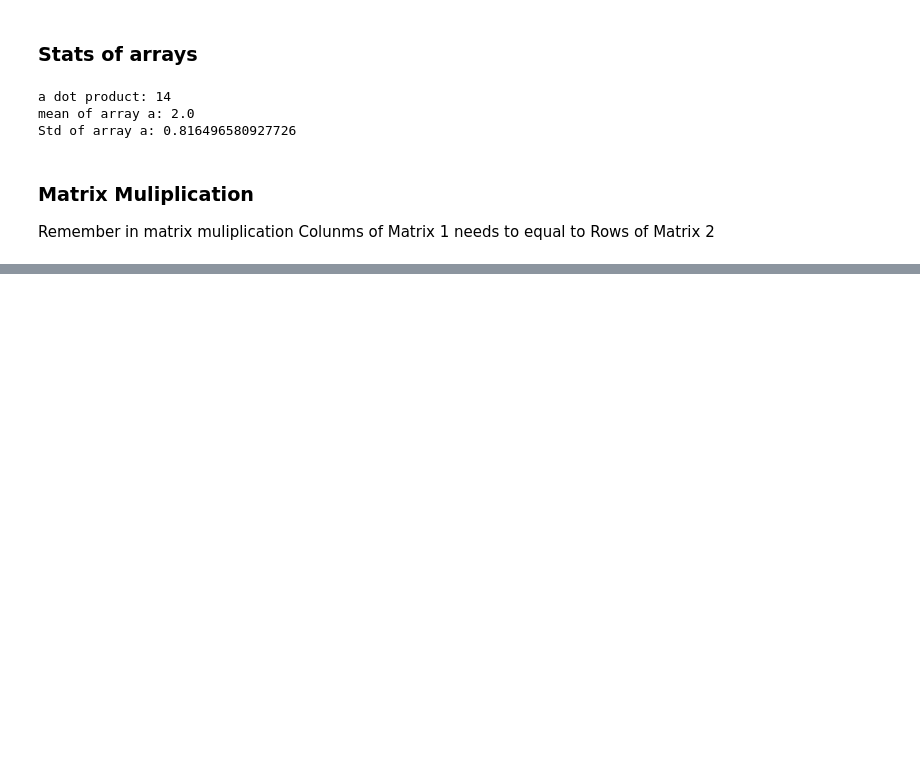
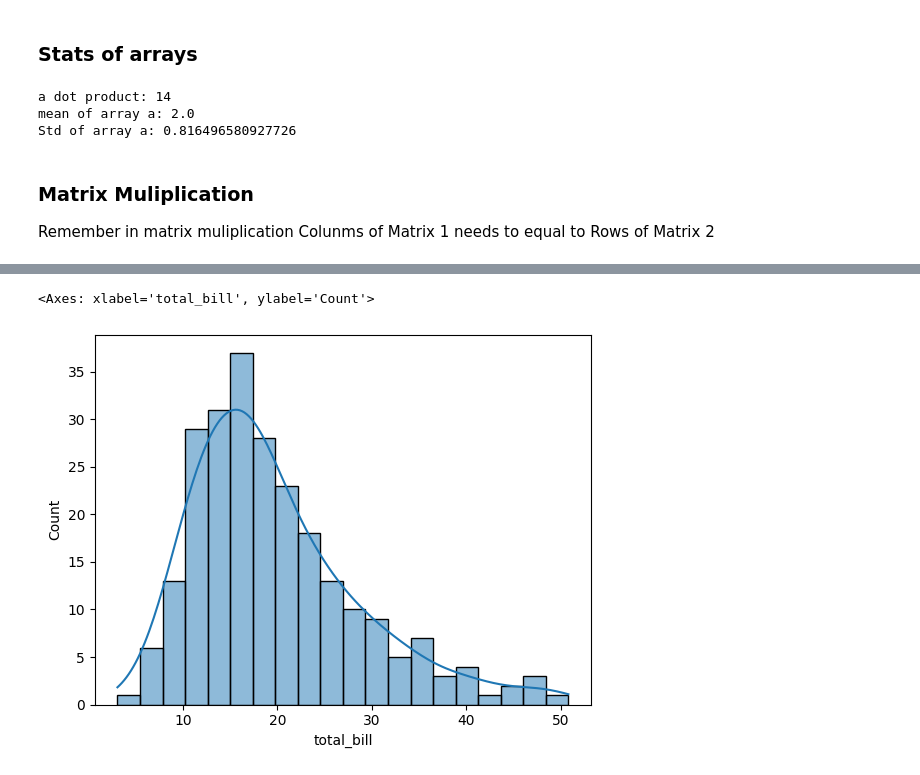
Before and after one commit to Amehroke/DataScienceCodingReview, a Jupyter notebook: Note.ipynb, the cells around one changed output, grey strips where cells are left out. Cells and saved outputs as stored; diff of their text form; code cells hidden in the pictures; blank space fills up the shorter version.

```diff
--- a/Note.ipynb
+++ b/Note.ipynb
@@ -258,0 +409,7 @@ matrix1R, Matrix2R = a.shape
+# %%
+import matplotlib as plt
+import seaborn as sns
+
+# Load dataset
+df = sns.load_dataset("tips")
+df.head()
@@ -258,0 +423,5 @@ matrix1R, Matrix2R = a.shape
+# %%
+sns.histplot(df['total_bill'], bins=20, kde=True)
+# %% [output]
+<Axes: xlabel='total_bill', ylabel='Count'>
+[figure, added]
```
Also changed, not shown: parts of 24 cells of this notebook.
